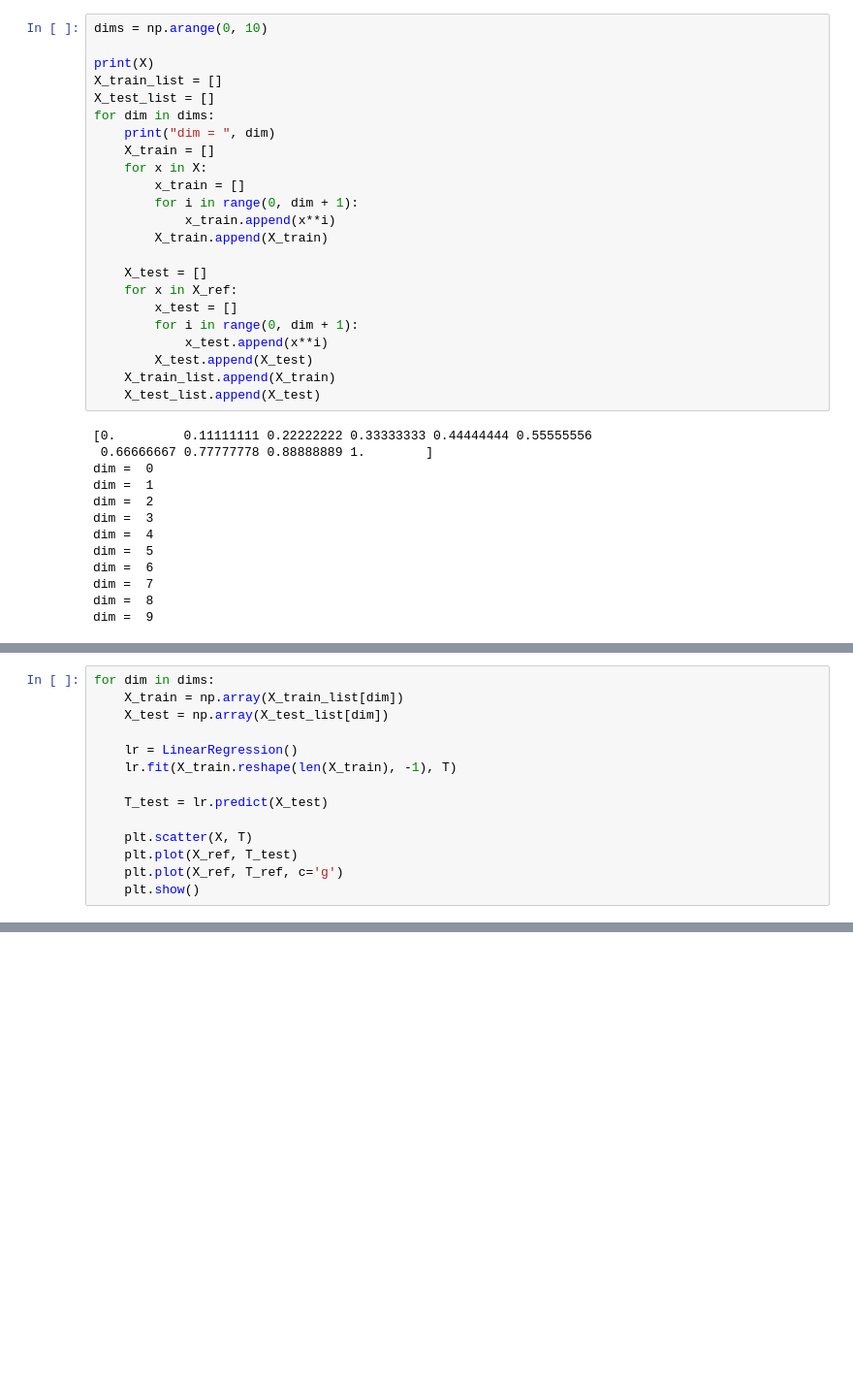
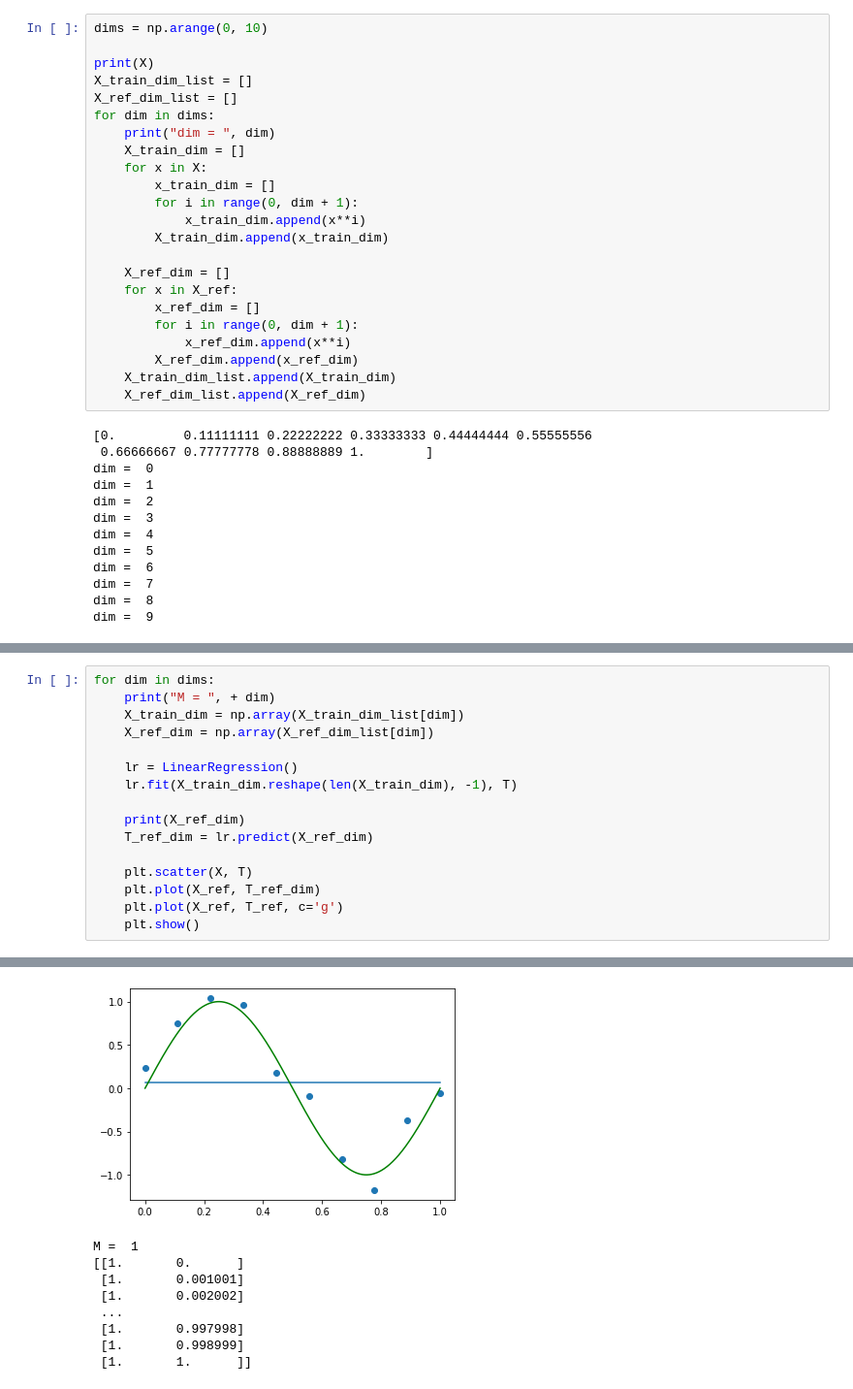
Before and after one commit to gakitoru/python-prml, a Jupyter notebook: p1_p11.ipynb, the cells around one changed output, grey strips where cells are left out. Shown at 97% size. Saved outputs shown, nothing was run; the diff lists cells and outputs as text; blank space fills up the shorter version.

```diff
--- a/p1_p11.ipynb
+++ b/p1_p11.ipynb
@@ -39,25 +39,25 @@ plt.show()
 dims = np.arange(0, 10)
 
 print(X)
-X_train_list = []
-X_test_list = []
+X_train_dim_list = []
+X_ref_dim_list = []
 for dim in dims:
     print("dim = ", dim)
-    X_train = []
+    X_train_dim = []
     for x in X:
-        x_train = []
+        x_train_dim = []
         for i in range(0, dim + 1):
-            x_train.append(x**i)
-        X_train.append(X_train)
+            x_train_dim.append(x**i)
+        X_train_dim.append(x_train_dim)
 
-    X_test = []
+    X_ref_dim = []
     for x in X_ref:
-        x_test = []
+        x_ref_dim = []
         for i in range(0, dim + 1):
-            x_test.append(x**i)
-        X_test.append(X_test)
-    X_train_list.append(X_train)
-    X_test_list.append(X_test)
+            x_ref_dim.append(x**i)
+        X_ref_dim.append(x_ref_dim)
+    X_train_dim_list.append(X_train_dim)
+    X_ref_dim_list.append(X_ref_dim)
 # %% [output]
 [0.         0.11111111 0.22222222 0.33333333 0.44444444 0.55555556
  0.66666667 0.77777778 0.88888889 1.        ]
@@ -78,14 +94,17 @@ X_train
 # %%
 for dim in dims:
-    X_train = np.array(X_train_list[dim])
-    X_test = np.array(X_test_list[dim])
+    print("M = ", + dim)
+    X_train_dim = np.array(X_train_dim_list[dim])
+    X_ref_dim = np.array(X_ref_dim_list[dim])
 
     lr = LinearRegression()
-    lr.fit(X_train.reshape(len(X_train), -1), T)
+    lr.fit(X_train_dim.reshape(len(X_train_dim), -1), T)
 
-    T_test = lr.predict(X_test)
+    print(X_ref_dim)
+    T_ref_dim = lr.predict(X_ref_dim)
 
     plt.scatter(X, T)
-    plt.plot(X_ref, T_test)
+    plt.plot(X_ref, T_ref_dim)
     plt.plot(X_ref, T_ref, c='g')
     plt.show()
+# %% [output]
@@ -91,0 +128,9 @@ for dim in dims:
+[figure, added]
+M =  1
+[[1.       0.      ]
+ [1.       0.001001]
+ [1.       0.002002]
+ ...
+ [1.       0.997998]
+ [1.       0.998999]
+ [1.       1.      ]]
```
Also changed, not shown: parts of 5 cells of this notebook.
